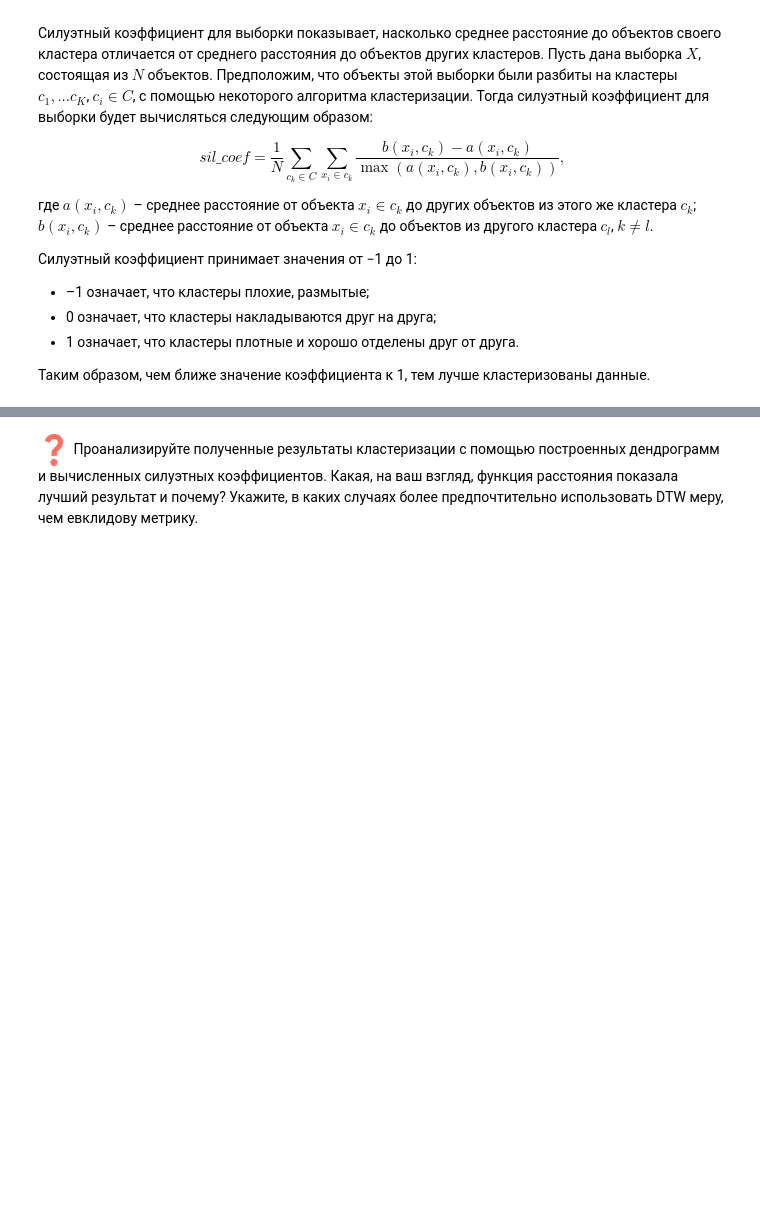
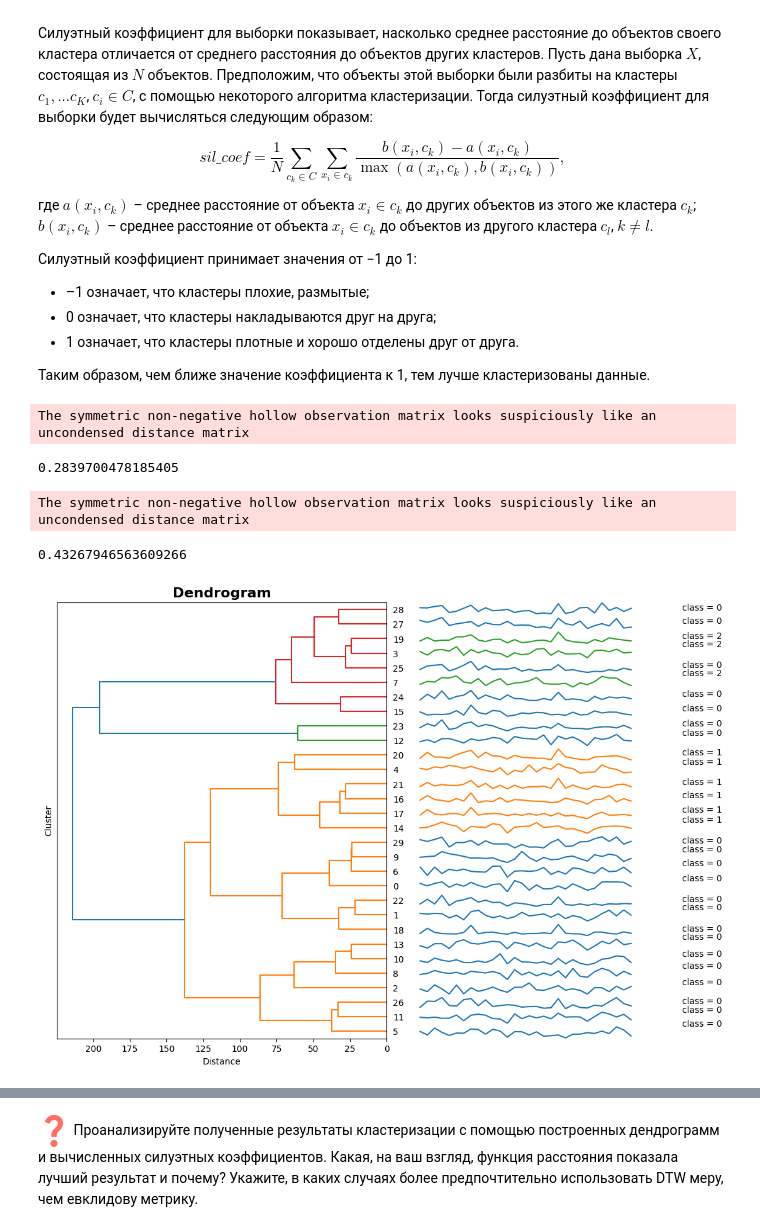
Before and after one commit to Paha185/2024-Mikhaylov-TimeSeriesCourse, a Jupyter notebook: practice/01 Basics/01 Basics.ipynb, the cells around one changed output, grey strips where cells are left out. Cells and saved outputs as stored; diff of their text form; code cells hidden in the pictures; blank space fills up the shorter version.

```diff
--- a/practice/01 Basics/01 Basics.ipynb
+++ b/practice/01 Basics/01 Basics.ipynb
@@ -269,0 +235,10 @@ sil\_coef = \frac{1}{N} \sum_{c_k \in C} \sum_{x_i \in c_k} \frac{b(x_i, c_k) -
+# %%
+sklearn.metrics.silhouette_score(euclidean_array, obj_TSHC.fit_predict(euclidean_array))
+# %% [output]
+The symmetric non-negative hollow observation matrix looks suspiciously like an uncondensed distance matrix
+0.2839700478185405
+# %%
+sklearn.metrics.silhouette_score(DTW_array, obj_TSHC.fit_predict(DTW_array))
+# %% [output]
+The symmetric non-negative hollow observation matrix looks suspiciously like an uncondensed distance matrix
+0.43267946563609266
@@ -269,0 +247,4 @@ sil\_coef = \frac{1}{N} \sum_{c_k \in C} \sum_{x_i \in c_k} \frac{b(x_i, c_k) -
+# %%
+obj_TSHC.plot_dendrogram(ts_set, labels_euclidean)
+# %% [output]
+[figure, added]
```
Also changed, not shown: parts of 15 cells of this notebook.
